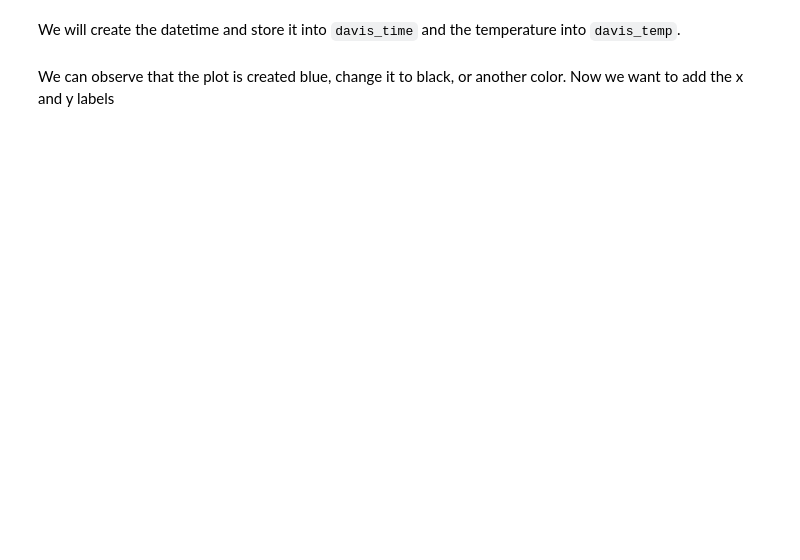
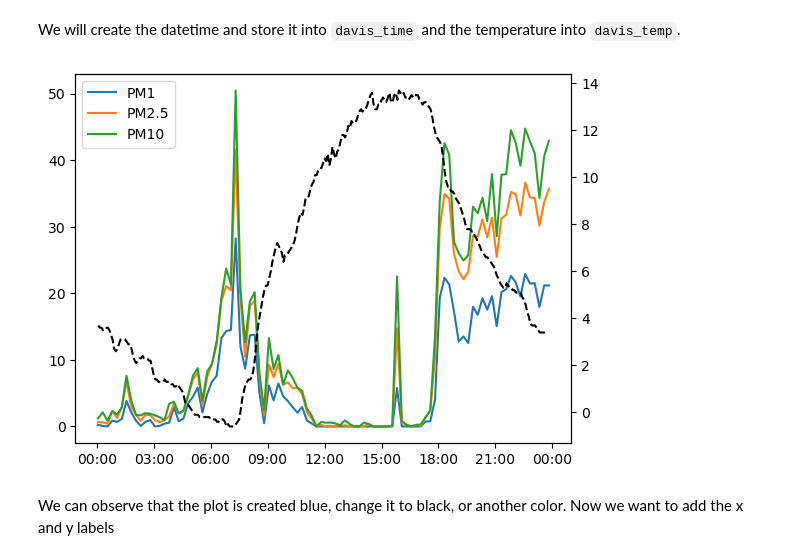
Before and after one commit to LudCano/LFA-python-short-course, a Jupyter notebook: Week4.ipynb, the cells around one changed output. Cells and saved outputs as stored; diff of their text form; code cells hidden in the pictures; blank space fills up the shorter version.

```diff
--- a/Week4.ipynb
+++ b/Week4.ipynb
@@ -148,26 +192,27 @@ davis_temp = davis2['Temp Out']
 # %%
 # Creating a figure, this will help if you work on scripts
 plt.figure()
 
 # Here plot all of the series
-
-
 plt.plot(airnote_time, pm1, label = 'PM1')
 plt.plot(airnote_time, pm25, label = 'PM2.5')
 plt.plot(airnote_time, pm10, label = 'PM10')
+
 # Adding a legend
 plt.legend()
 
 ax2 = plt.gca().twinx()
-ax2.plot(davis_time, davis_temp)
+ax2.plot(davis_time, davis_temp, 'k--', label = 'Temperature')
 
 # Setting up the time axis
 plt.gca().xaxis.set_major_formatter(mdates.DateFormatter('%H:%M'))
 
 
 
 
 # Here add the x and y labels, and the title
+# %% [output]
+[figure, added]
 # %% [markdown]
 We can observe that the plot is created blue, change it to black, or another color.
 Now we want to add the x and y labels
```
Also changed, not shown: parts of 18 cells of this notebook, 12 other files.
